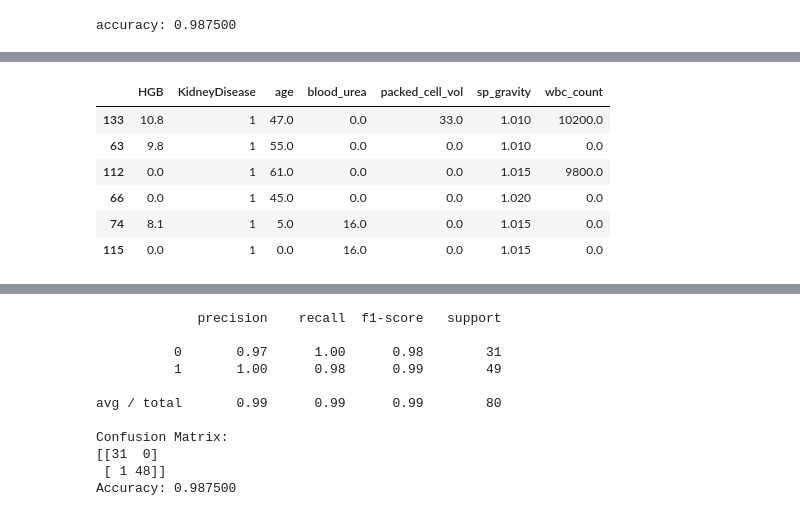
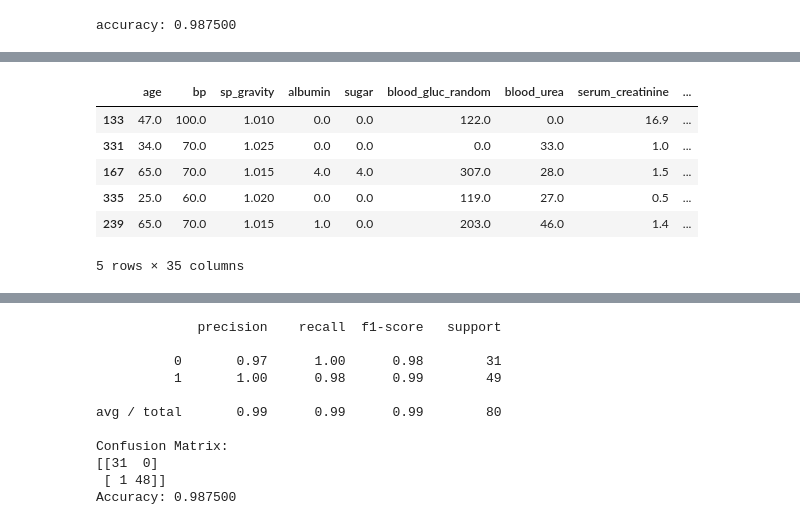
Before and after one commit to yasimk/predict_kidney_disease_XGBoost, a Jupyter notebook: xgboost_kidney_disease_prediction_1.0.ipynb, the cells around one changed output, grey strips where cells are left out. Cells and saved outputs as stored; diff of their text form; code cells hidden in the pictures.

```diff
--- a/xgboost_kidney_disease_prediction_1.0.ipynb
+++ b/xgboost_kidney_disease_prediction_1.0.ipynb
@@ -549,10 +521,10 @@ FOutput[FOutput['KidneyDisease'] == 1].head(10)
-# %%
-FOutput.loc[(FOutput.HGB < 13.5) & (FOutput.packed_cell_vol < 41.5) & (FOutput.blood_urea < 17)]
-# %% [output]
-|  | HGB | KidneyDisease | age | blood_urea | packed_cell_vol | sp_gravity | wbc_count |
-| 133 | 10.8 | 1 | 47.0 | 0.0 | 33.0 | 1.010 | 10200.0 |
-| 63 | 9.8 | 1 | 55.0 | 0.0 | 0.0 | 1.010 | 0.0 |
-| 112 | 0.0 | 1 | 61.0 | 0.0 | 0.0 | 1.015 | 9800.0 |
-| 66 | 0.0 | 1 | 45.0 | 0.0 | 0.0 | 1.020 | 0.0 |
-| 74 | 8.1 | 1 | 5.0 | 16.0 | 0.0 | 1.015 | 0.0 |
-| 115 | 0.0 | 1 | 0.0 | 16.0 | 0.0 | 1.015 | 0.0 |
+# %%
+X_test.head()
+# %% [output]
+|  | age | bp | sp_gravity | albumin | sugar | blood_gluc_random | blood_urea | serum_creatinine | ... |
+| 133 | 47.0 | 100.0 | 1.010 | 0.0 | 0.0 | 122.0 | 0.0 | 16.9 | ... |
+| 331 | 34.0 | 70.0 | 1.025 | 0.0 | 0.0 | 0.0 | 33.0 | 1.0 | ... |
+| 167 | 65.0 | 70.0 | 1.015 | 4.0 | 4.0 | 307.0 | 28.0 | 1.5 | ... |
+| 335 | 25.0 | 60.0 | 1.020 | 0.0 | 0.0 | 119.0 | 27.0 | 0.5 | ... |
+| 239 | 65.0 | 70.0 | 1.015 | 1.0 | 0.0 | 203.0 | 46.0 | 1.4 | ... |
+5 rows × 35 columns
```
Also changed, not shown: parts of 10 cells of this notebook.
